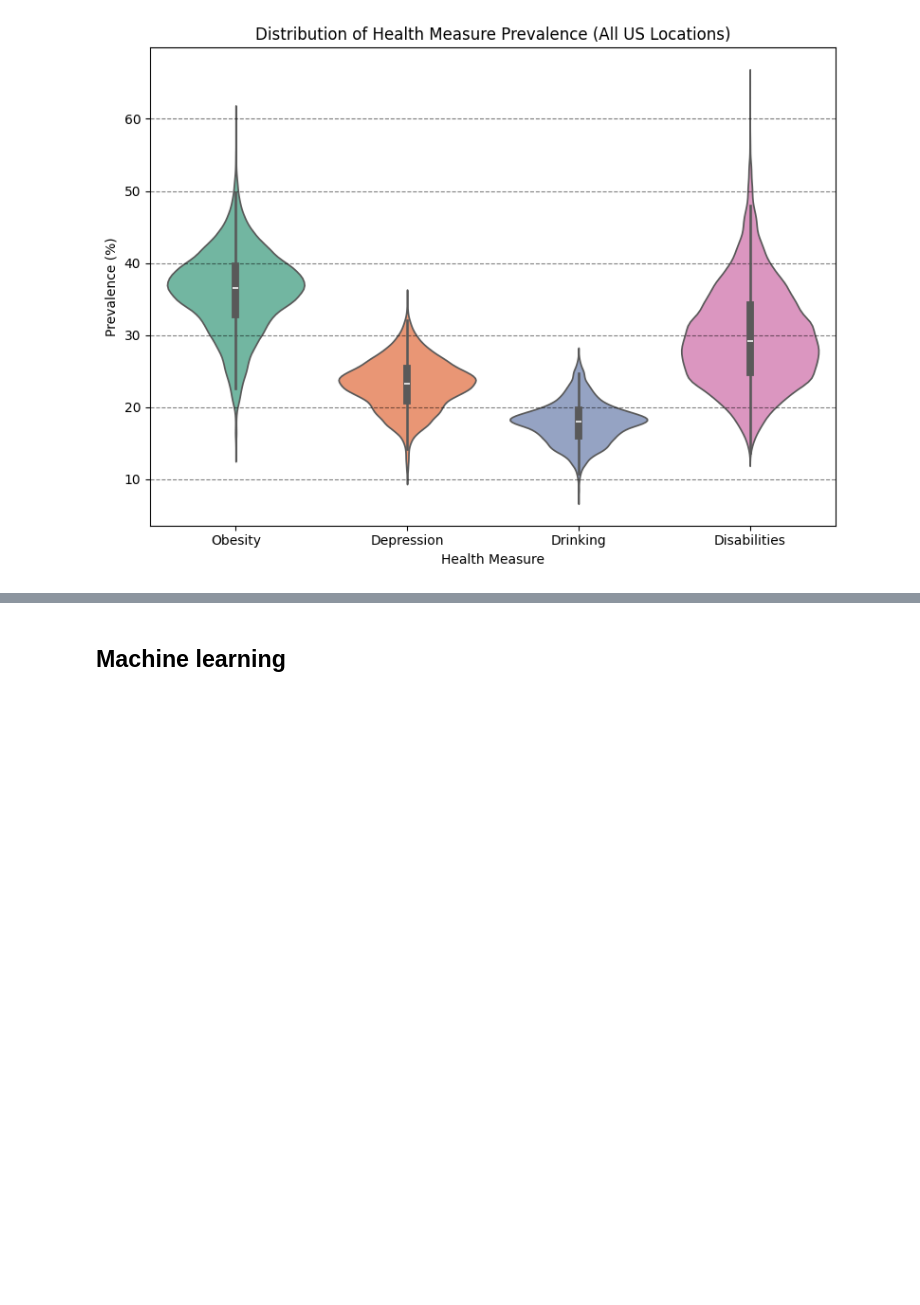
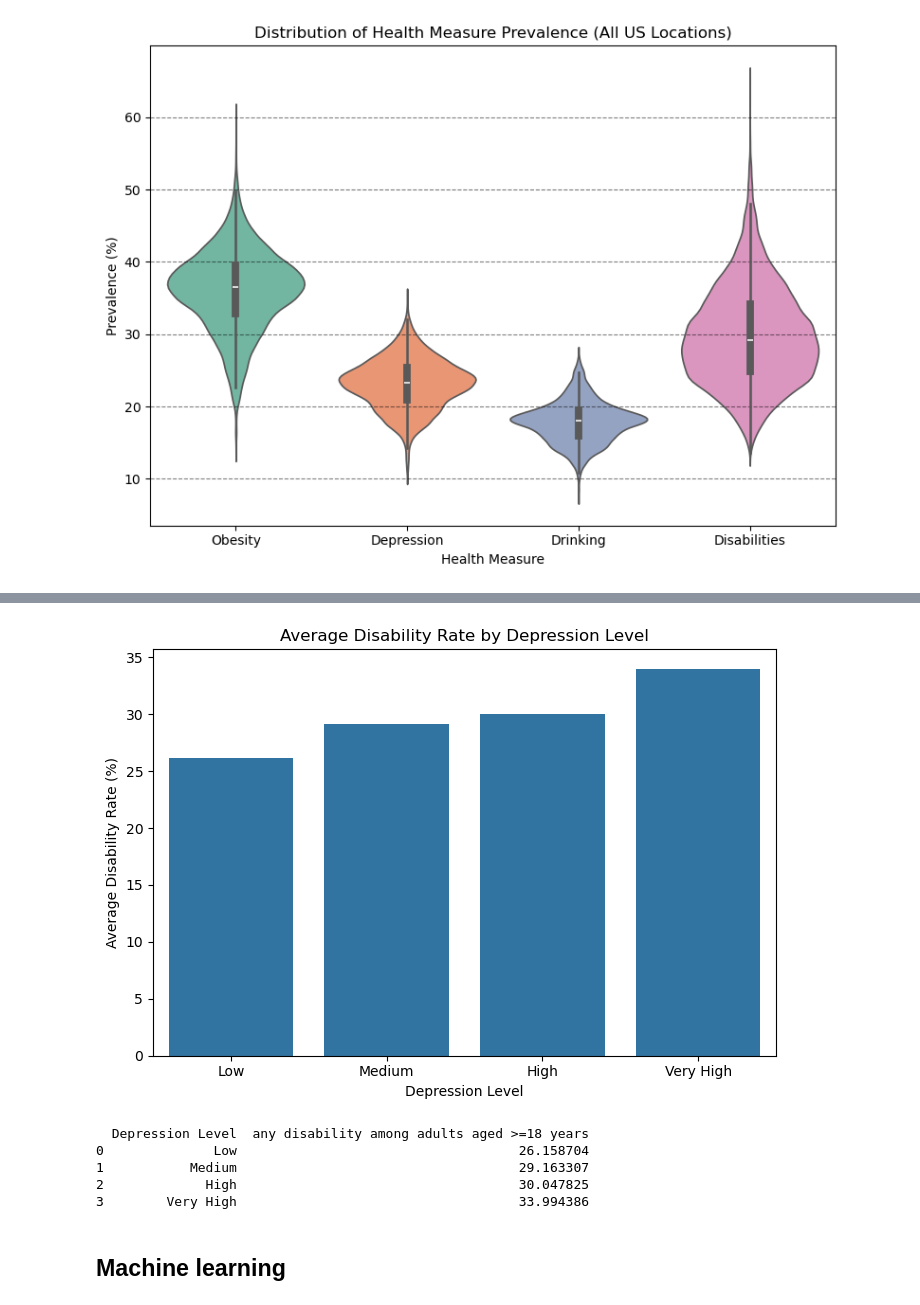
Before and after one commit to jjohn314/exploring-health-outcomes, a Jupyter notebook: prog_report.ipynb, the cells around one changed output, grey strips where cells are left out. Cells and saved outputs as stored; diff of their text form; code cells hidden in the pictures; blank space fills up the shorter version.

```diff
--- a/prog_report.ipynb
+++ b/prog_report.ipynb
@@ -403,3 +462,37 @@ plt.show()
+# %%
+# Step 1: make depression levels (4 groups)
+depression_col = "depression among adults aged >=18 years"
+disability_col = "any disability among adults aged >=18 years"
+
+dfWide["Depression Level"] = pd.qcut(
+    dfWide[depression_col],
+    q=4,
+    labels=["Low", "Medium", "High", "Very High"]
+)
+
+# Step 2: compute average disability for each level
+grouped = dfWide.groupby("Depression Level", observed=False)[disability_col].mean().reset_index()
+grouped = grouped.sort_values("Depression Level")  # keep correct order
+
+# Step 3: bar plot
+plt.figure(figsize=(7, 5))
+sns.barplot(data=grouped, x="Depression Level", y=disability_col)
+
+plt.title("Average Disability Rate by Depression Level")
+plt.xlabel("Depression Level")
+plt.ylabel("Average Disability Rate (%)")
+
+plt.tight_layout()
+plt.show()
+
+print(grouped)
+# %% [output]
+[figure, added]
+  Depression Level  any disability among adults aged >=18 years
+0              Low                                    26.158704
+1           Medium                                    29.163307
+2             High                                    30.047825
+3        Very High                                    33.994386
 # %% [markdown]
 ## Machine learning
 # %% [markdown]
```
Also changed, not shown: parts of 19 cells of this notebook, 1 other file.
